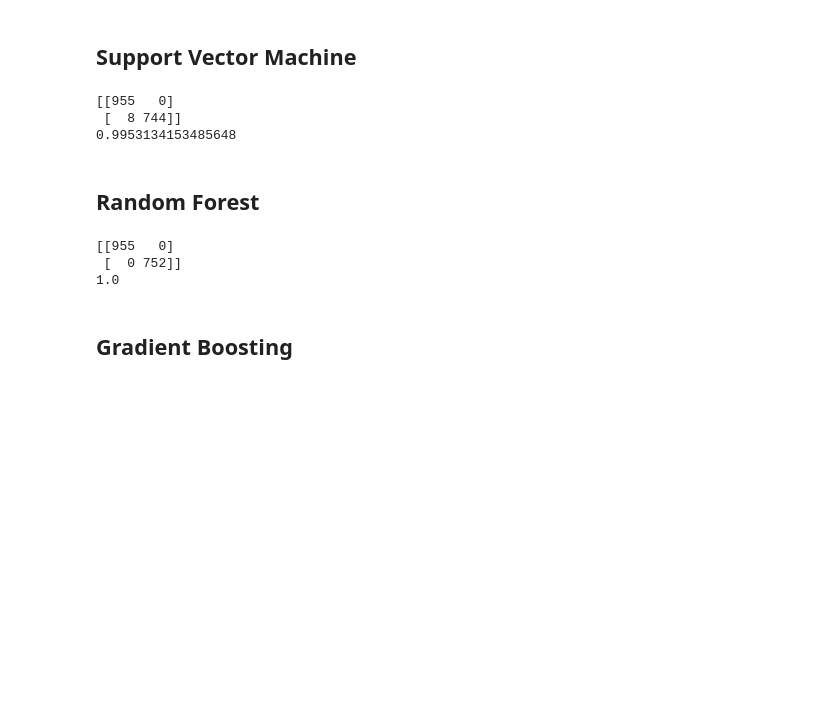
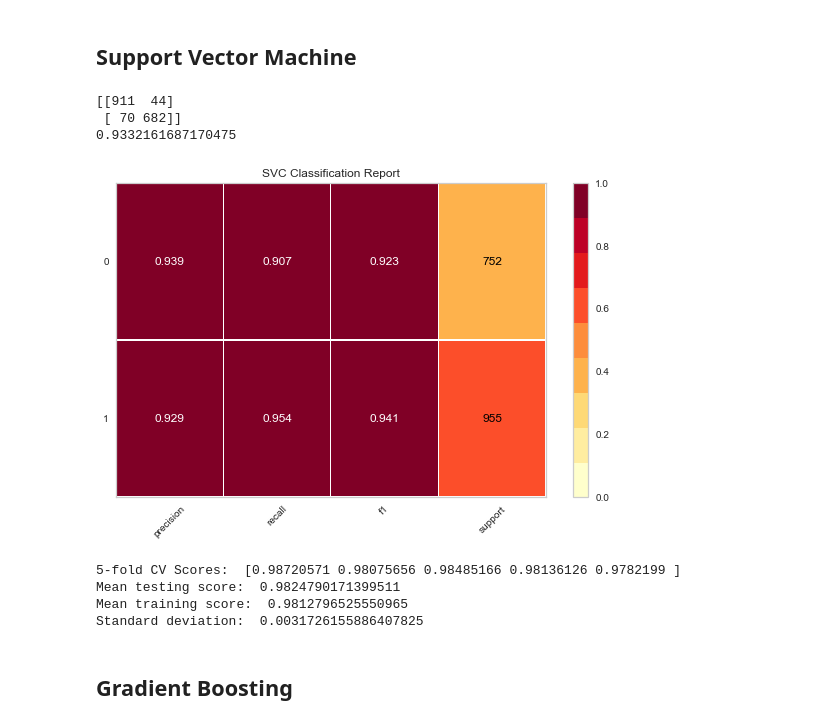
Before and after one commit to KnudsenNathan/SpringBoard, a Jupyter notebook: Capstone_2_modeling.ipynb, the cells around one changed output. Saved outputs shown, nothing was run; the diff lists cells and outputs as text; code cells hidden in the pictures; blank space fills up the shorter version.

```diff
--- a/Capstone_2_modeling.ipynb
+++ b/Capstone_2_modeling.ipynb
@@ -87,33 +146,23 @@ print(knn.score(X_test,y_test))
 # %%
 from sklearn.svm import SVC
 
 svm = SVC(kernel='linear')
 svm.fit(X_train, y_train)
 
 y_predict_svm=svm.predict(X_test)
 
 print(confusion_matrix(y_test, y_predict_svm))
 print(svm.score(X_test,y_test))
+display_score_results(svm)
 # %% [output]
-[[955   0]
- [  8 744]]
-0.9953134153485648
+[[911  44]
+ [ 70 682]]
+0.9332161687170475
+[figure, added]
+5-fold CV Scores:  [0.98720571 0.98075656 0.98485166 0.98136126 0.9782199 ]
+Mean testing score:  0.9824790171399511
+Mean training score:  0.9812796525550965
+Standard deviation:  0.0031726155886407825
-# %% [markdown]
-<h2>Random Forest</h2>
-# %%
-from sklearn.ensemble import RandomForestClassifier
-
-rf = RandomForestClassifier(bootstrap=True,n_estimators=100,criterion='entropy')
-rf.fit(X_train, y_train)
-
-y_predict_rf = rf.predict(X_test)
-
-print(confusion_matrix(y_test, y_predict_rf))
-print(rf.score(X_test,y_test))
-# %% [output]
-[[955   0]
- [  0 752]]
-1.0
 # %% [markdown]
 <h2>Gradient Boosting</h2>
 # %%
```
Also changed, not shown: parts of 16 cells of this notebook.
